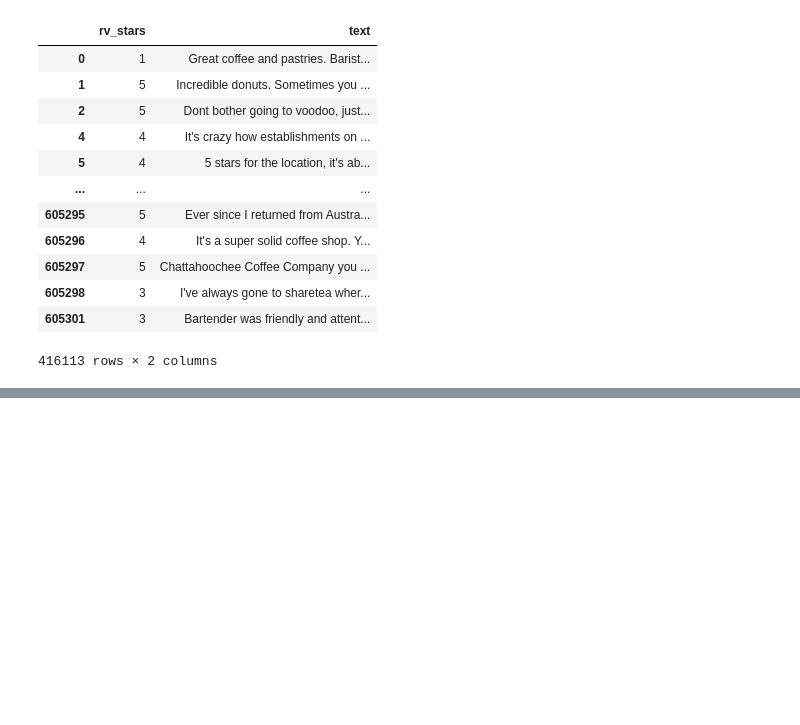
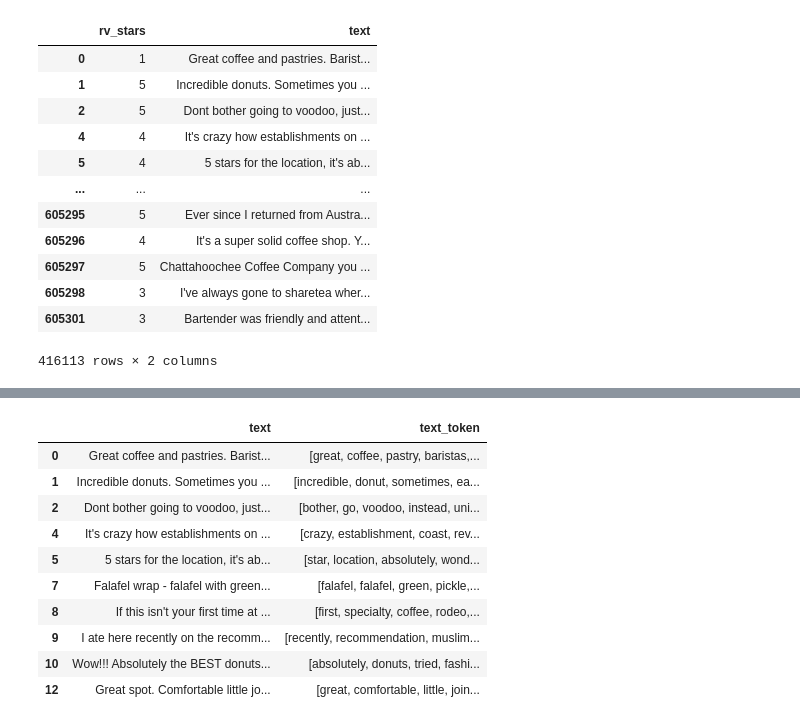
Before and after one commit to erojing/Analyzing_Yelp_Dataset, a Jupyter notebook: Final project.ipynb, the cells around one changed output, grey strips where cells are left out. Saved outputs shown, nothing was run; the diff lists cells and outputs as text; code cells hidden in the pictures; blank space fills up the shorter version.

```diff
--- a/Final project.ipynb
+++ b/Final project.ipynb
@@ -189,0 +278,15 @@ yelp_coffee_filtered
+# %%
+# Take a look at those tokenized
+yelp_coffee_filtered[['text','text_token']].head(10)
+# %% [output]
+|  | text | text_token |
+| 0 | Great coffee and pastries. Barist... | [great, coffee, pastry, baristas,... |
+| 1 | Incredible donuts. Sometimes you ... | [incredible, donut, sometimes, ea... |
+| 2 | Dont bother going to voodoo, just... | [bother, go, voodoo, instead, uni... |
+| 4 | It's crazy how establishments on ... | [crazy, establishment, coast, rev... |
+| 5 | 5 stars for the location, it's ab... | [star, location, absolutely, wond... |
+| 7 | Falafel wrap - falafel with green... | [falafel, falafel, green, pickle,... |
+| 8 | If this isn't your first time at ... | [first, specialty, coffee, rodeo,... |
+| 9 | I ate here recently on the recomm... | [recently, recommendation, muslim... |
+| 10 | Wow!!! Absolutely the BEST donuts... | [absolutely, donuts, tried, fashi... |
+| 12 | Great spot. Comfortable little jo... | [great, comfortable, little, join... |
```
Also changed, not shown: parts of 27 cells of this notebook, 10 other files.
